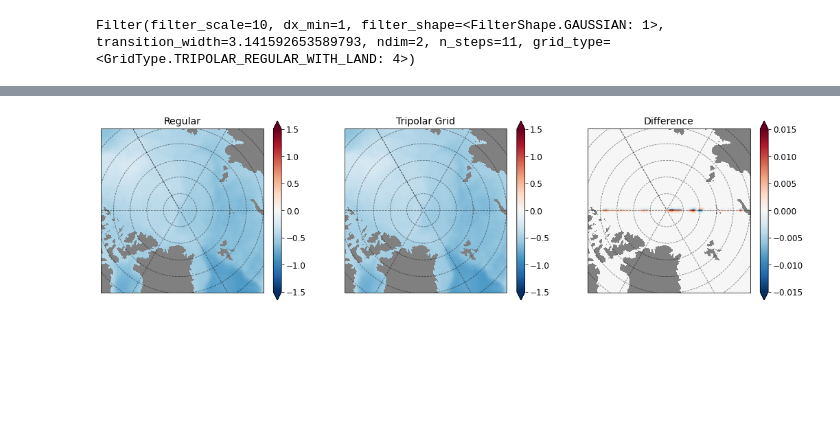
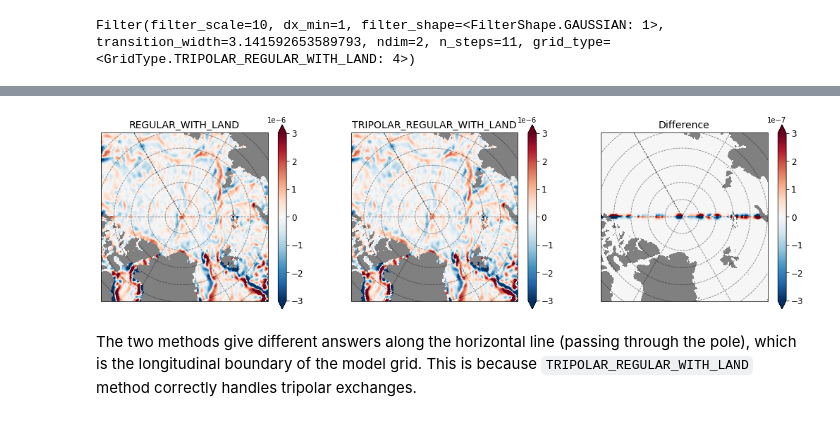
Before and after one commit to ocean-eddy-cpt/gcm-filters, a Jupyter notebook: docs/tutorial_tripole_grid.ipynb, the cells around one changed output, grey strips where cells are left out. Drawn from its saved outputs; the diff is of its cells as text; code cells hidden in the pictures; blank space fills up the shorter version.

Commit message:
MOM6 example tripolar grid

```diff
--- a/docs/tutorial_tripole_grid.ipynb
+++ b/docs/tutorial_tripole_grid.ipynb
@@ -234,7 +235,12 @@ import cartopy.crs as ccrs
 import warnings
 warnings.filterwarnings("ignore")
 
-ds = xr.open_dataset("/archive/Hemant.Khatri/Tutorial_Data/Global_U_SSH.nc")
+url = 'https://ndownloader.figshare.com/files/27968028'
+file1 = requests.get(url)
+open('data.nc', 'wb').write(file1.content)
+
+ds = xr.open_dataset("data.nc")
+
 print(ds)
 # %% [output]
 <xarray.Dataset>
@@ -310,25 +317,27 @@ def plot_map(ax, da, vmin=-999, vmax=999,
     _ = plt.title(title, fontsize=14)
     return fig
 # %%
-ssh_reg = ssh_filtered_regular_with_land.assign_coords({'geolat': ds2['geolat'], 'geolon': ds2['geolon']})
-ssh_tripole = ssh_filtered_tripolar_regular_with_land.assign_coords({'geolat': ds2['geolat'], 'geolon': ds2['geolon']})
+zeta_reg = zeta_filtered_regular_with_land.assign_coords({'geolat_c': ds2['geolat_c'], 'geolon_c': ds2['geolon_c']})
+zeta_tripole = zeta_filtered_tripolar_regular_with_land.assign_coords({'geolat_c': ds2['geolat_c'], 'geolon_c': ds2['geolon_c']})
 
 grid1 = plt.GridSpec(1, 3, wspace=0.2, hspace=0.2)
 fig = plt.figure(figsize=[18,8])
 
-max_z = 1.5
+max_z = 0.3e-5
 subplot_kws=dict(projection=ccrs.NorthPolarStereo(central_longitude=-30.0),facecolor='grey')
 
 ax = fig.add_subplot(grid1[0, 0], projection=ccrs.NorthPolarStereo(central_longitude=-30.0),facecolor='grey')
-_ = plot_map(ax, ssh_reg, vmin=-max_z, vmax=max_z,
-                   lon='geolon', lat='geolat', cmap='RdBu_r', title=r'Regular')
+_ = plot_map(ax, zeta_reg, vmin=-max_z, vmax=max_z,
+                   lon='geolon_c', lat='geolat_c', cmap='RdBu_r', title=r'REGULAR_WITH_LAND')
 
 ax = fig.add_subplot(grid1[0, 1], projection=ccrs.NorthPolarStereo(central_longitude=-30.0),facecolor='grey')
-_ = plot_map(ax, ssh_tripole, vmin=-max_z, vmax=max_z,
-                   lon='geolon', lat='geolat', cmap='RdBu_r', title=r'Tripolar Grid')
+_ = plot_map(ax, zeta_tripole, vmin=-max_z, vmax=max_z,
+                   lon='geolon_c', lat='geolat_c', cmap='RdBu_r', title=r'TRIPOLAR_REGULAR_WITH_LAND')
 
 ax = fig.add_subplot(grid1[0, 2], projection=ccrs.NorthPolarStereo(central_longitude=-30.0),facecolor='grey')
-_ = plot_map(ax, ssh_tripole - ssh_reg, vmin=-max_z*0.01, vmax=max_z*0.01,
-                   lon='geolon', lat='geolat', cmap='RdBu_r', title=r'Difference')
+_ = plot_map(ax, zeta_tripole - zeta_reg, vmin=-max_z*0.1, vmax=max_z*0.1,
+                   lon='geolon_c', lat='geolat_c', cmap='RdBu_r', title=r'Difference')
 # %% [output]
-[figure, old version]
+[figure, new version]
+# %% [markdown]
+The two methods give different answers along the horizontal line (passing through the pole), which is the longitudinal boundary of the model grid. This is because `TRIPOLAR_REGULAR_WITH_LAND` method correctly handles tripolar exchanges.
```
Also changed, not shown: parts of 4 cells of this notebook.
